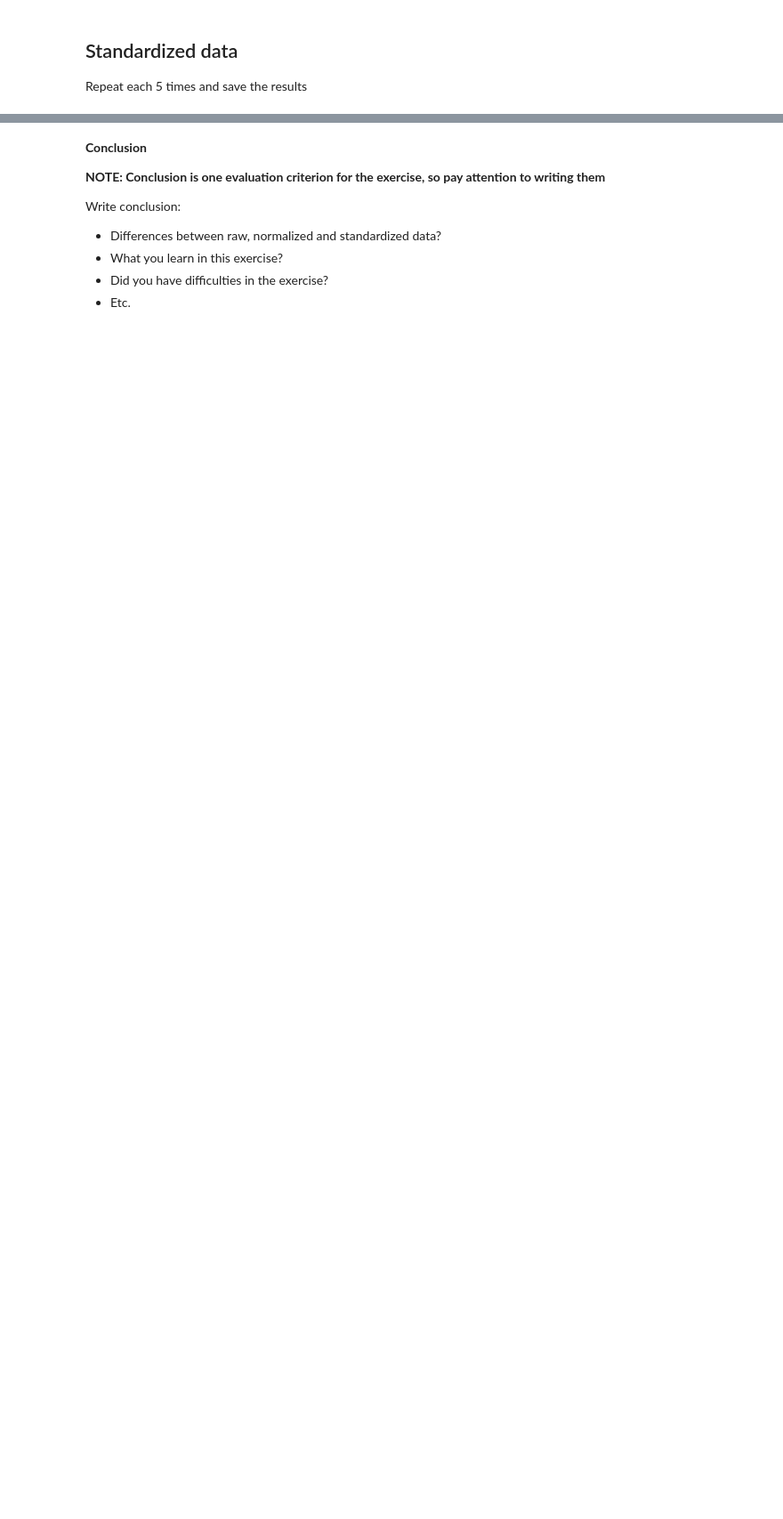
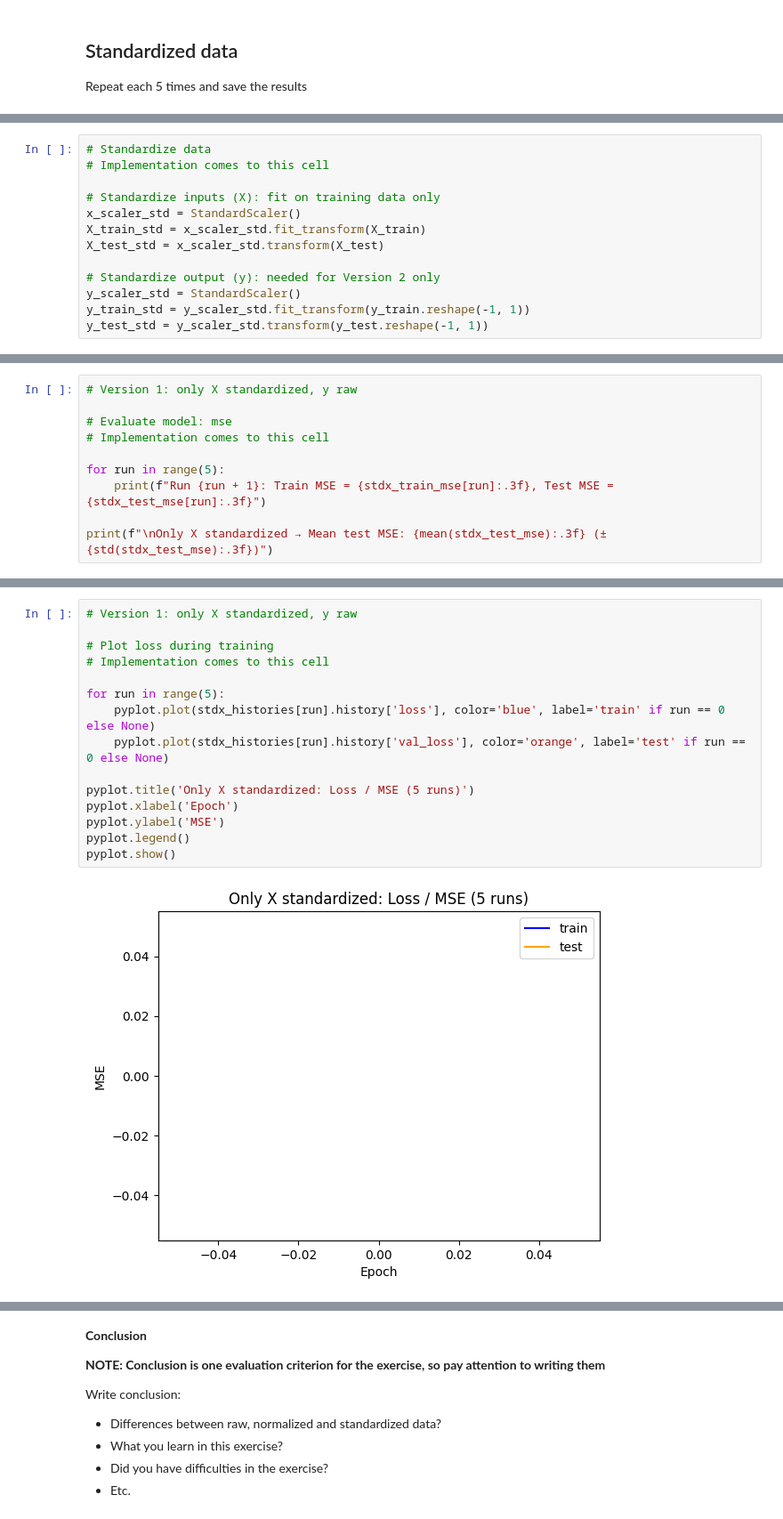
Before and after one commit to dineshsinghbisht/masterdegree, a Jupyter notebook: exercises/advdeeplearningNneuralnetwork/exc4/Exercise4-S25.ipynb, the cells around one changed output, grey strips where cells are left out. Shown at 89% size. Cells and saved outputs as stored; diff of their text form; blank space fills up the shorter version.

```diff
--- a/exercises/advdeeplearningNneuralnetwork/exc4/Exercise4-S25.ipynb
+++ b/exercises/advdeeplearningNneuralnetwork/exc4/Exercise4-S25.ipynb
@@ -117,0 +270,13 @@ Repeat each 5 times and save the results
+# %%
+# Standardize data
+# Implementation comes to this cell
+
+# Standardize inputs (X): fit on training data only
+x_scaler_std = StandardScaler()
+X_train_std = x_scaler_std.fit_transform(X_train)
+X_test_std = x_scaler_std.transform(X_test)
+
+# Standardize output (y): needed for Version 2 only
+y_scaler_std = StandardScaler()
+y_train_std = y_scaler_std.fit_transform(y_train.reshape(-1, 1))
+y_test_std = y_scaler_std.transform(y_test.reshape(-1, 1))
@@ -117,0 +311,10 @@ Repeat each 5 times and save the results
+# %%
+# Version 1: only X standardized, y raw
+
+# Evaluate model: mse
+# Implementation comes to this cell
+
+for run in range(5):
+    print(f"Run {run + 1}: Train MSE = {stdx_train_mse[run]:.3f}, Test MSE = {stdx_test_mse[run]:.3f}")
+
+print(f"\nOnly X standardized → Mean test MSE: {mean(stdx_test_mse):.3f} (± {std(stdx_test_mse):.3f})")
@@ -117,0 +329,17 @@ Repeat each 5 times and save the results
+# %%
+# Version 1: only X standardized, y raw
+
+# Plot loss during training
+# Implementation comes to this cell
+
+for run in range(5):
+    pyplot.plot(stdx_histories[run].history['loss'], color='blue', label='train' if run == 0 else None)
+    pyplot.plot(stdx_histories[run].history['val_loss'], color='orange', label='test' if run == 0 else None)
+
+pyplot.title('Only X standardized: Loss / MSE (5 runs)')
+pyplot.xlabel('Epoch')
+pyplot.ylabel('MSE')
+pyplot.legend()
+pyplot.show()
+# %% [output]
+[figure, added]
```
Also changed, not shown: parts of 29 cells of this notebook.
